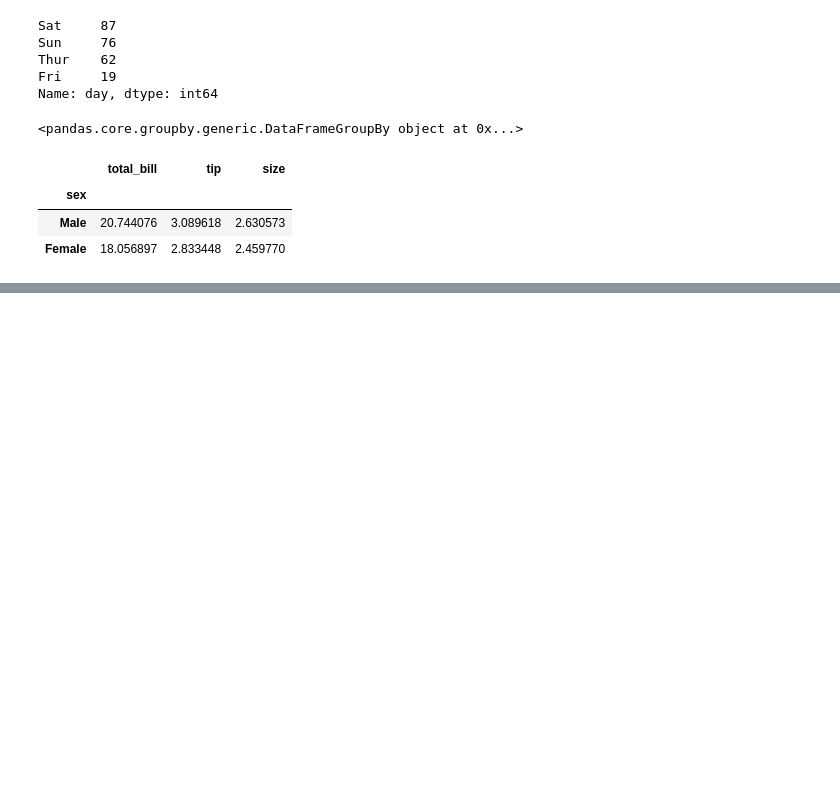
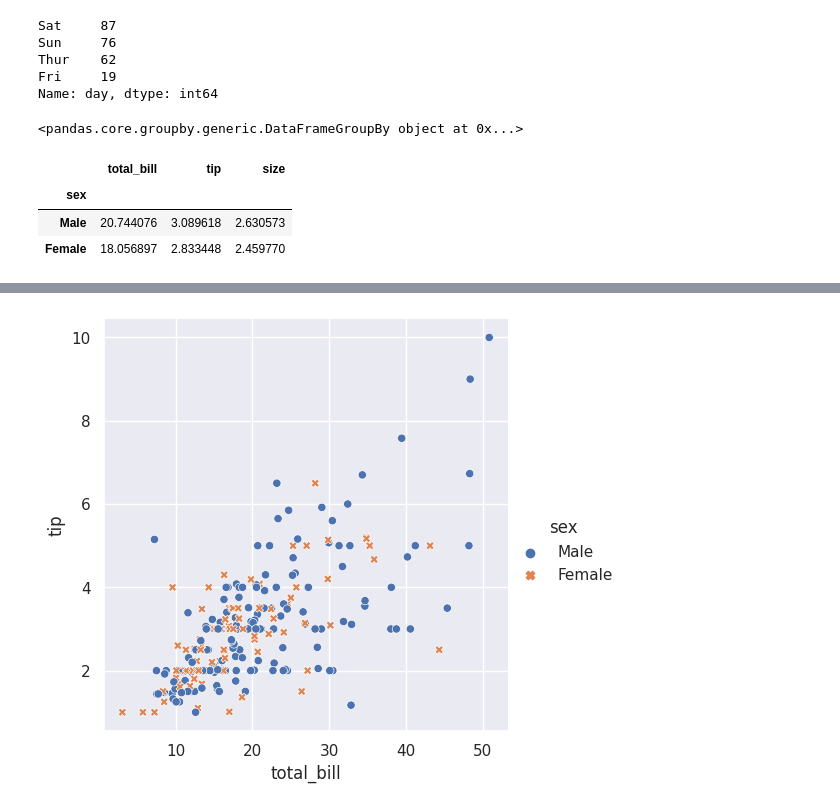
Before and after one commit to birenpun/mycode, a Jupyter notebook: learningseaborn.ipynb, the cells around one changed output, grey strips where cells are left out. Cells and saved outputs as stored; diff of their text form; code cells hidden in the pictures; blank space fills up the shorter version.

```diff
--- a/learningseaborn.ipynb
+++ b/learningseaborn.ipynb
@@ -95,0 +131,5 @@ df.groupby(['sex']).mean()
+# %%
+sns.relplot(x="total_bill", y="tip", hue='sex', style='sex', data=df);
+plt.show()
+# %% [output]
+[figure, added]
```
Also changed, not shown: parts of 5 cells of this notebook, 1 other file.
